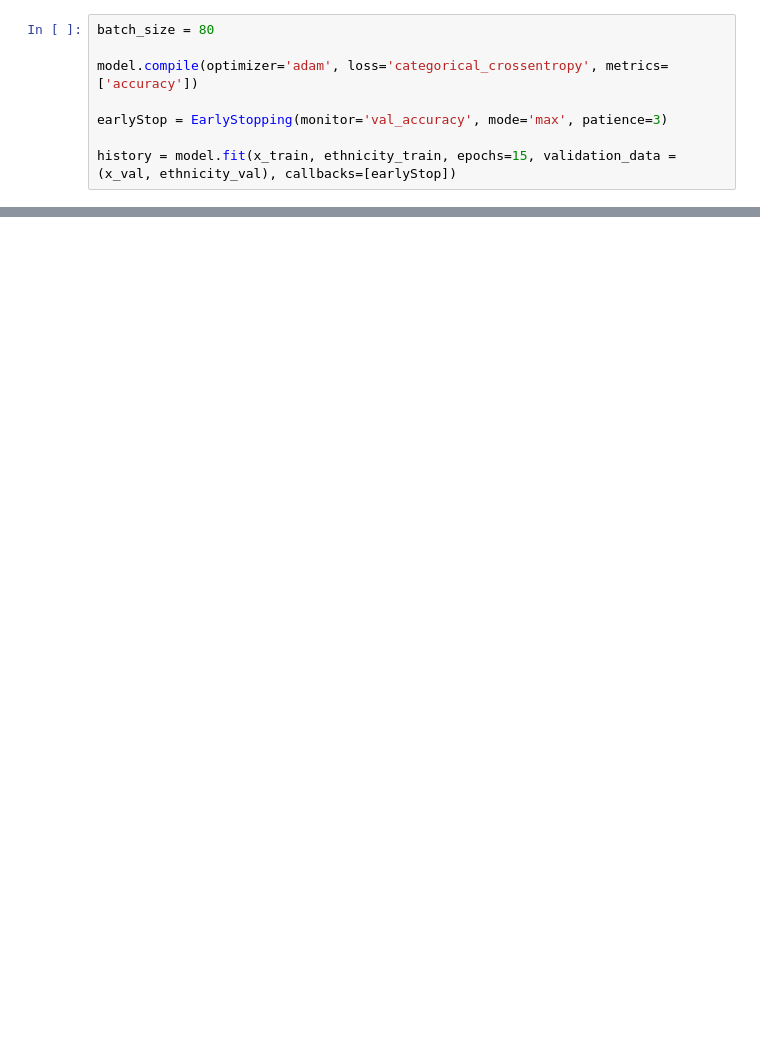
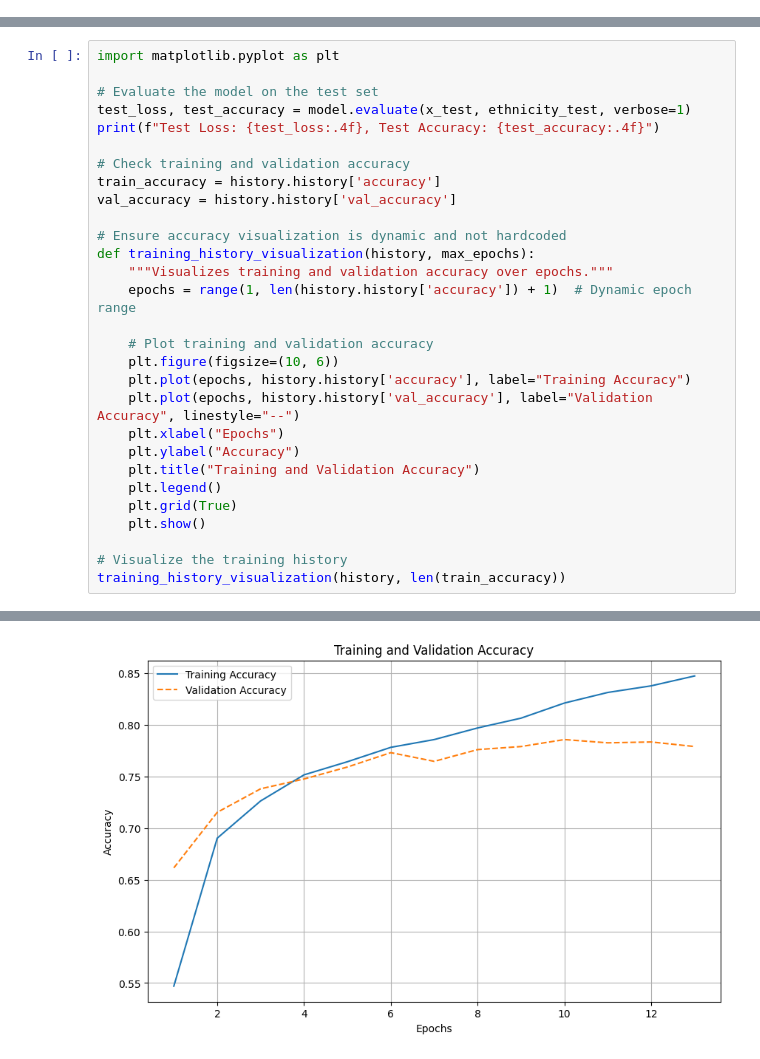
Before and after one commit to GrabowMar/NNproject, a Jupyter notebook: Projekt_Sieci_Neuronowe.ipynb, the cells around one changed output, grey strips where cells are left out. Saved outputs shown, nothing was run; the diff lists cells and outputs as text; blank space fills up the shorter version.

```diff
--- a/Projekt_Sieci_Neuronowe.ipynb
+++ b/Projekt_Sieci_Neuronowe.ipynb
@@ -211,11 +226,3 @@ Model: "sequential_5"
  Total params: 1,142,021 (4.36 MB)
  Trainable params: 1,142,021 (4.36 MB)
  Non-trainable params: 0 (0.00 B)
-# %%
-batch_size = 80
-
-model.compile(optimizer='adam', loss='categorical_crossentropy', metrics=['accuracy'])
-
-earlyStop = EarlyStopping(monitor='val_accuracy', mode='max', patience=3)
-
-history = model.fit(x_train, ethnicity_train, epochs=15, validation_data = (x_val, ethnicity_val), callbacks=[earlyStop])
@@ -282,0 +279,30 @@ def plot_confusion_matrix_from_dataset(y_true, y_pred, class_names):
+# %%
+import matplotlib.pyplot as plt
+
+# Evaluate the model on the test set
+test_loss, test_accuracy = model.evaluate(x_test, ethnicity_test, verbose=1)
+print(f"Test Loss: {test_loss:.4f}, Test Accuracy: {test_accuracy:.4f}")
+
+# Check training and validation accuracy
+train_accuracy = history.history['accuracy']
+val_accuracy = history.history['val_accuracy']
+
+# Ensure accuracy visualization is dynamic and not hardcoded
+def training_history_visualization(history, max_epochs):
+    """Visualizes training and validation accuracy over epochs."""
+    epochs = range(1, len(history.history['accuracy']) + 1)  # Dynamic epoch range
+
+    # Plot training and validation accuracy
+    plt.figure(figsize=(10, 6))
+    plt.plot(epochs, history.history['accuracy'], label="Training Accuracy")
+    plt.plot(epochs, history.history['val_accuracy'], label="Validation Accuracy", linestyle="--")
+    plt.xlabel("Epochs")
+    plt.ylabel("Accuracy")
+    plt.title("Training and Validation Accuracy")
+    plt.legend()
+    plt.grid(True)
+    plt.show()
+
+# Visualize the training history
+training_history_visualization(history, len(train_accuracy))
+# %% [output]
@@ -282,0 +311 @@ def plot_confusion_matrix_from_dataset(y_true, y_pred, class_names):
+[figure, added]
```
Also changed, not shown: parts of 25 cells of this notebook.
